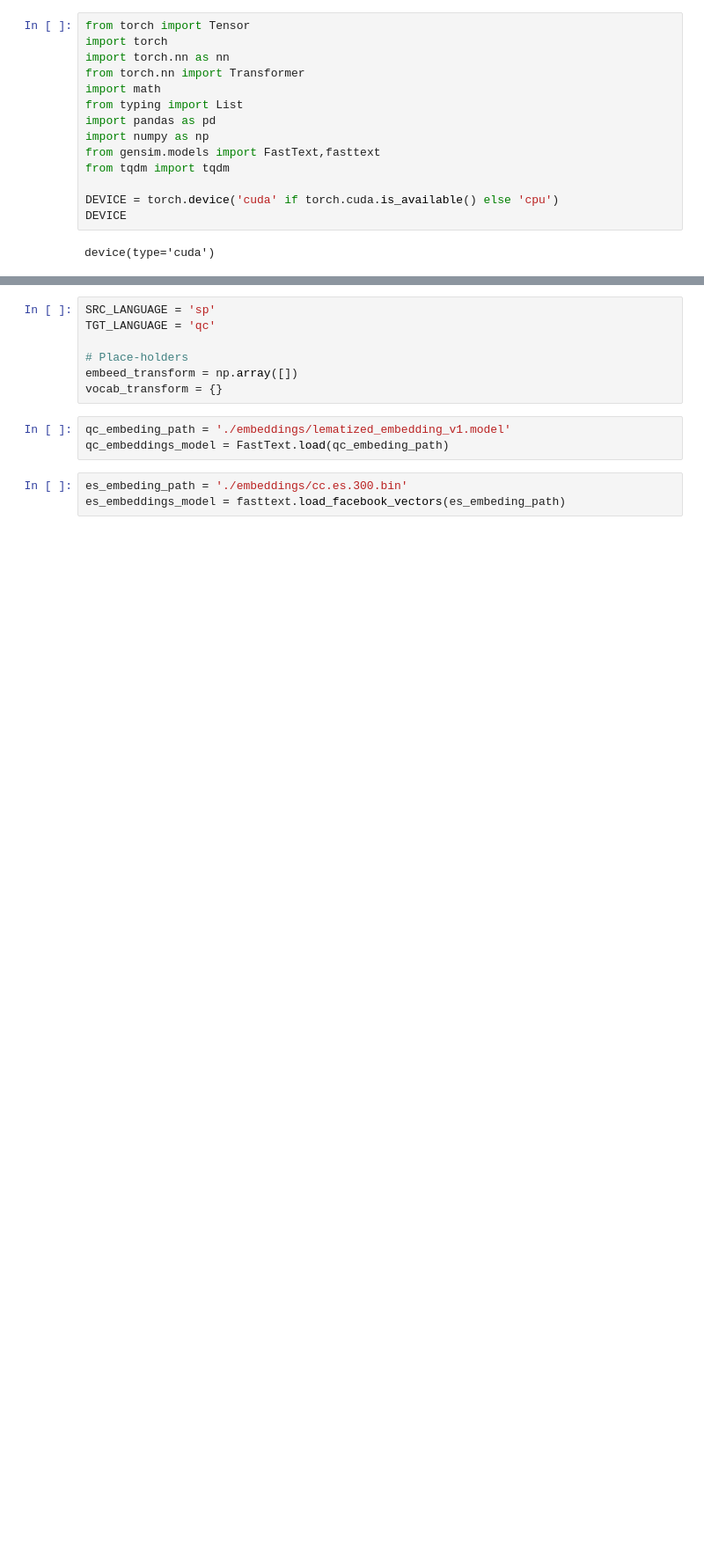
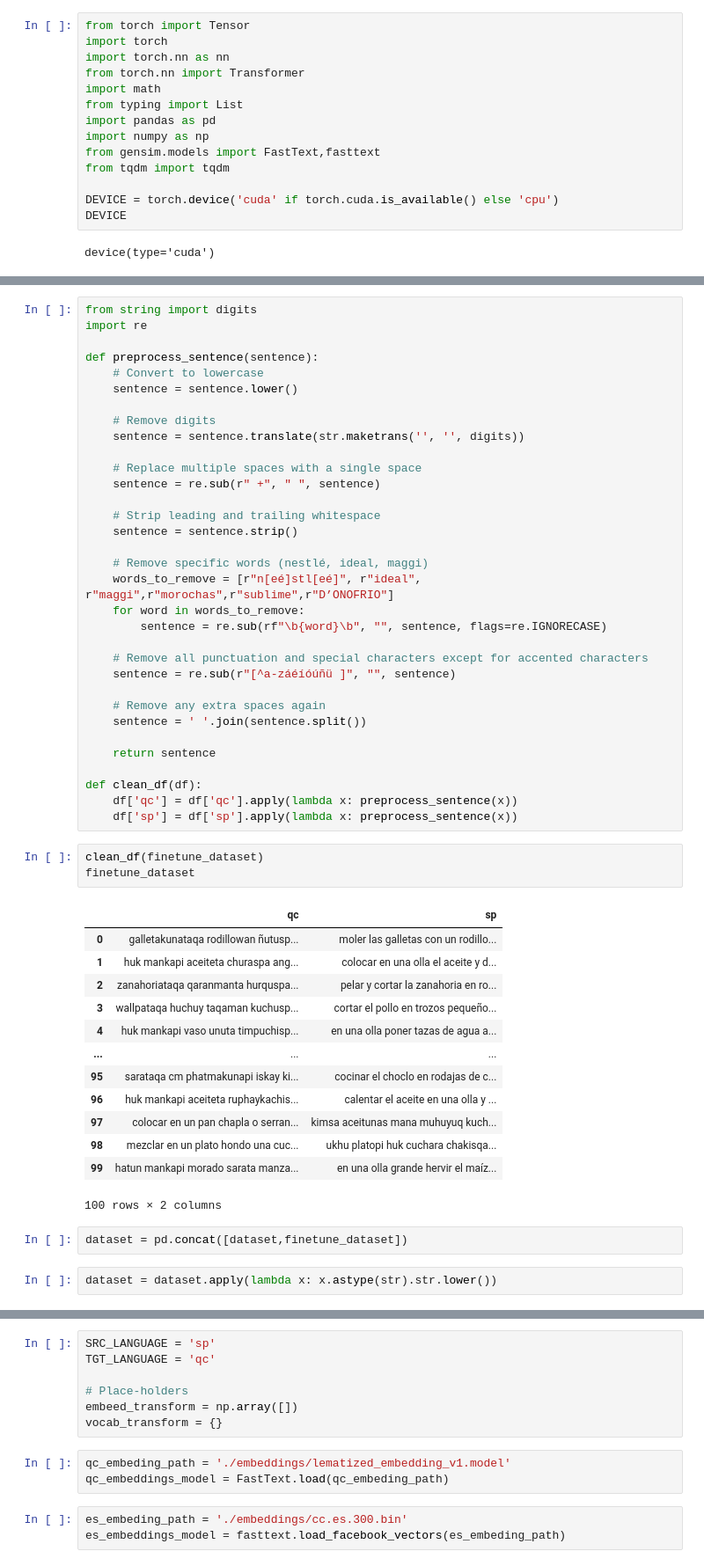
Before and after one commit to TACC-TA/recipe-translator-model, a Jupyter notebook: index.ipynb, the cells around one changed output, grey strips where cells are left out. Shown at 88% size. Drawn from its saved outputs; the diff is of its cells as text; blank space fills up the shorter version.

```diff
--- a/index.ipynb
+++ b/index.ipynb
@@ -33,0 +51,54 @@ dataset
+# %%
+from string import digits
+import re
+
+def preprocess_sentence(sentence):
+    # Convert to lowercase
+    sentence = sentence.lower()
+
+    # Remove digits
+    sentence = sentence.translate(str.maketrans('', '', digits))
+
+    # Replace multiple spaces with a single space
+    sentence = re.sub(r" +", " ", sentence)
+
+    # Strip leading and trailing whitespace
+    sentence = sentence.strip()
+
+    # Remove specific words (nestlé, ideal, maggi)
+    words_to_remove = [r"n[eé]stl[eé]", r"ideal", r"maggi",r"morochas",r"sublime",r"D’ONOFRIO"]
+    for word in words_to_remove:
+        sentence = re.sub(rf"\b{word}\b", "", sentence, flags=re.IGNORECASE)
+
+    # Remove all punctuation and special characters except for accented characters
+    sentence = re.sub(r"[^a-záéíóúñü ]", "", sentence)
+
+    # Remove any extra spaces again
+    sentence = ' '.join(sentence.split())
+
+    return sentence
+
+def clean_df(df):
+    df['qc'] = df['qc'].apply(lambda x: preprocess_sentence(x))
+    df['sp'] = df['sp'].apply(lambda x: preprocess_sentence(x))
+# %%
+clean_df(finetune_dataset)
+finetune_dataset
+# %% [output]
+|  | qc | sp |
+| 0 | galletakunataqa rodillowan ñutusp... | moler las galletas con un rodillo... |
+| 1 | huk mankapi aceiteta churaspa ang... | colocar en una olla el aceite y d... |
+| 2 | zanahoriataqa qaranmanta hurquspa... | pelar y cortar la zanahoria en ro... |
+| 3 | wallpataqa huchuy taqaman kuchusp... | cortar el pollo en trozos pequeño... |
+| 4 | huk mankapi vaso unuta timpuchisp... | en una olla poner tazas de agua a... |
+| ... | ... | ... |
+| 95 | sarataqa cm phatmakunapi iskay ki... | cocinar el choclo en rodajas de c... |
+| 96 | huk mankapi aceiteta ruphaykachis... | calentar el aceite en una olla y ... |
+| 97 | colocar en un pan chapla o serran... | kimsa aceitunas mana muhuyuq kuch... |
+| 98 | mezclar en un plato hondo una cuc... | ukhu platopi huk cuchara chakisqa... |
+| 99 | hatun mankapi morado sarata manza... | en una olla grande hervir el maíz... |
+100 rows × 2 columns
+# %%
+dataset = pd.concat([dataset,finetune_dataset])
+# %%
+dataset = dataset.apply(lambda x: x.astype(str).str.lower())
```
Also changed, not shown: parts of 20 cells of this notebook, 3 other files.
